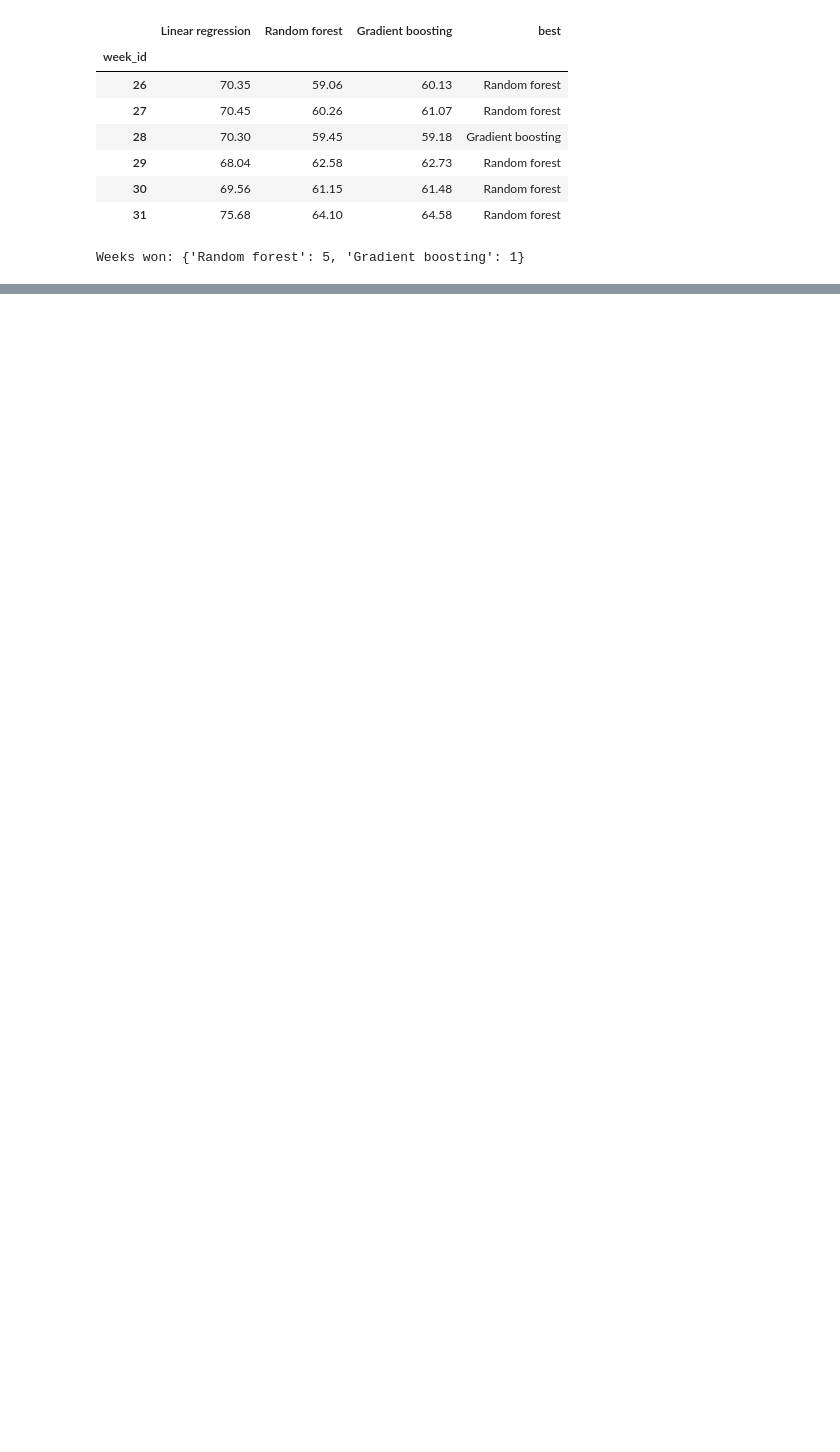
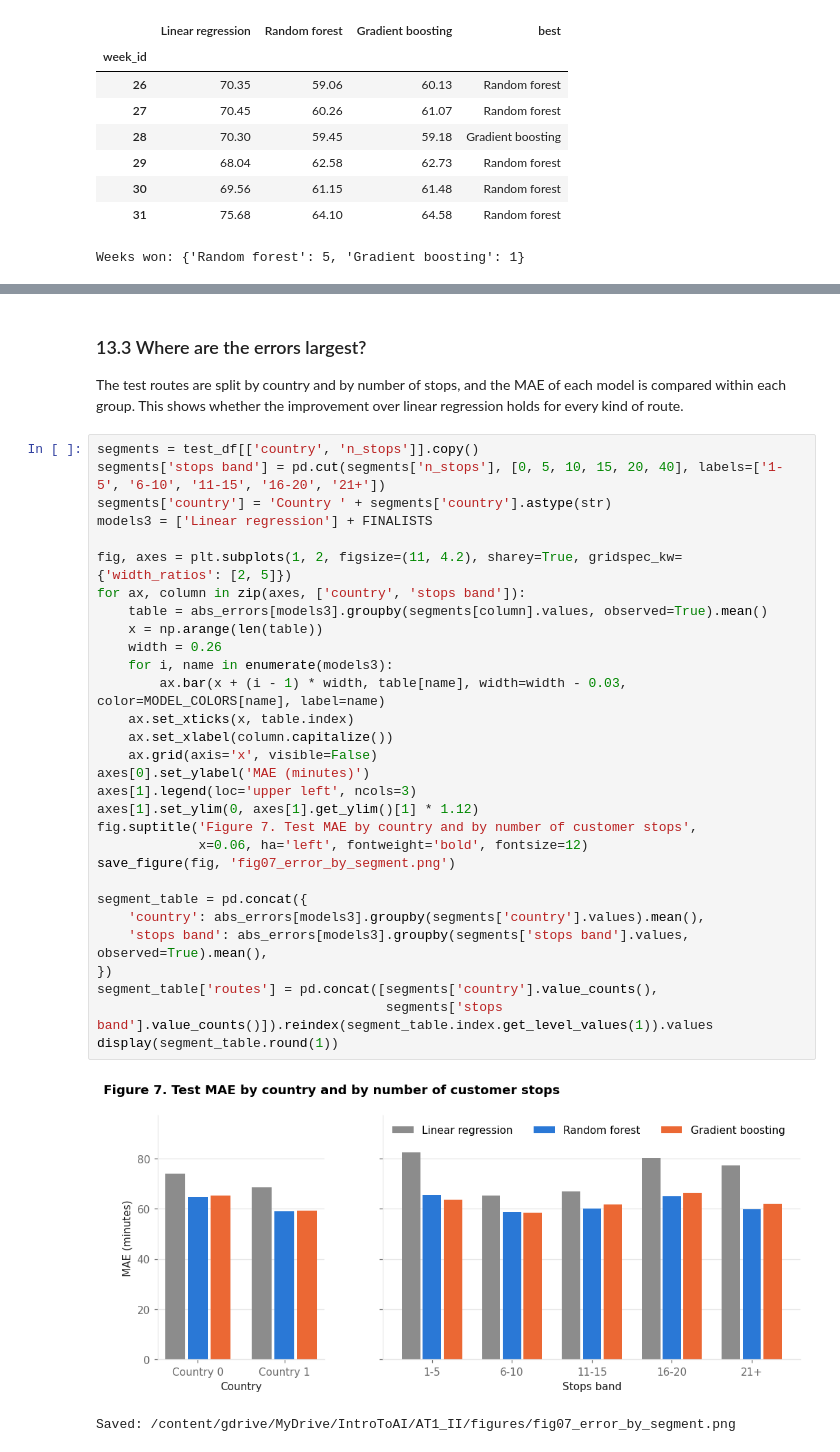
Before and after one commit to brucenguyen0302-code/last-mile-route-duration, a Jupyter notebook: notebooks/AT1_II_route_duration.ipynb, the cells around one changed output, grey strips where cells are left out. Cells and saved outputs as stored; diff of their text form; blank space fills up the shorter version.

```diff
--- a/notebooks/AT1_II_route_duration.ipynb
+++ b/notebooks/AT1_II_route_duration.ipynb
@@ -1238,0 +1320,38 @@ Weeks won: {'Random forest': 5, 'Gradient boosting': 1}
+# %% [markdown]
+### 13.3 Where are the errors largest?
+
+The test routes are split by country and by number of stops, and the MAE of each model is compared within each
+group. This shows whether the improvement over linear regression holds for every kind of route.
+# %%
+segments = test_df[['country', 'n_stops']].copy()
+segments['stops band'] = pd.cut(segments['n_stops'], [0, 5, 10, 15, 20, 40], labels=['1-5', '6-10', '11-15', '16-20', '21+'])
+segments['country'] = 'Country ' + segments['country'].astype(str)
+models3 = ['Linear regression'] + FINALISTS
+
+fig, axes = plt.subplots(1, 2, figsize=(11, 4.2), sharey=True, gridspec_kw={'width_ratios': [2, 5]})
+for ax, column in zip(axes, ['country', 'stops band']):
+    table = abs_errors[models3].groupby(segments[column].values, observed=True).mean()
+    x = np.arange(len(table))
+    width = 0.26
+    for i, name in enumerate(models3):
+        ax.bar(x + (i - 1) * width, table[name], width=width - 0.03, color=MODEL_COLORS[name], label=name)
+    ax.set_xticks(x, table.index)
+    ax.set_xlabel(column.capitalize())
+    ax.grid(axis='x', visible=False)
+axes[0].set_ylabel('MAE (minutes)')
+axes[1].legend(loc='upper left', ncols=3)
+axes[1].set_ylim(0, axes[1].get_ylim()[1] * 1.12)
+fig.suptitle('Figure 7. Test MAE by country and by number of customer stops',
+             x=0.06, ha='left', fontweight='bold', fontsize=12)
+save_figure(fig, 'fig07_error_by_segment.png')
+
+segment_table = pd.concat({
+    'country': abs_errors[models3].groupby(segments['country'].values).mean(),
+    'stops band': abs_errors[models3].groupby(segments['stops band'].values, observed=True).mean(),
+})
+segment_table['routes'] = pd.concat([segments['country'].value_counts(),
+                                     segments['stops band'].value_counts()]).reindex(segment_table.index.get_level_values(1)).values
+display(segment_table.round(1))
+# %% [output]
+[figure, added]
+Saved: /content/gdrive/MyDrive/IntroToAI/AT1_II/figures/fig07_error_by_segment.png
```
Also changed, not shown: parts of 15 cells of this notebook.
